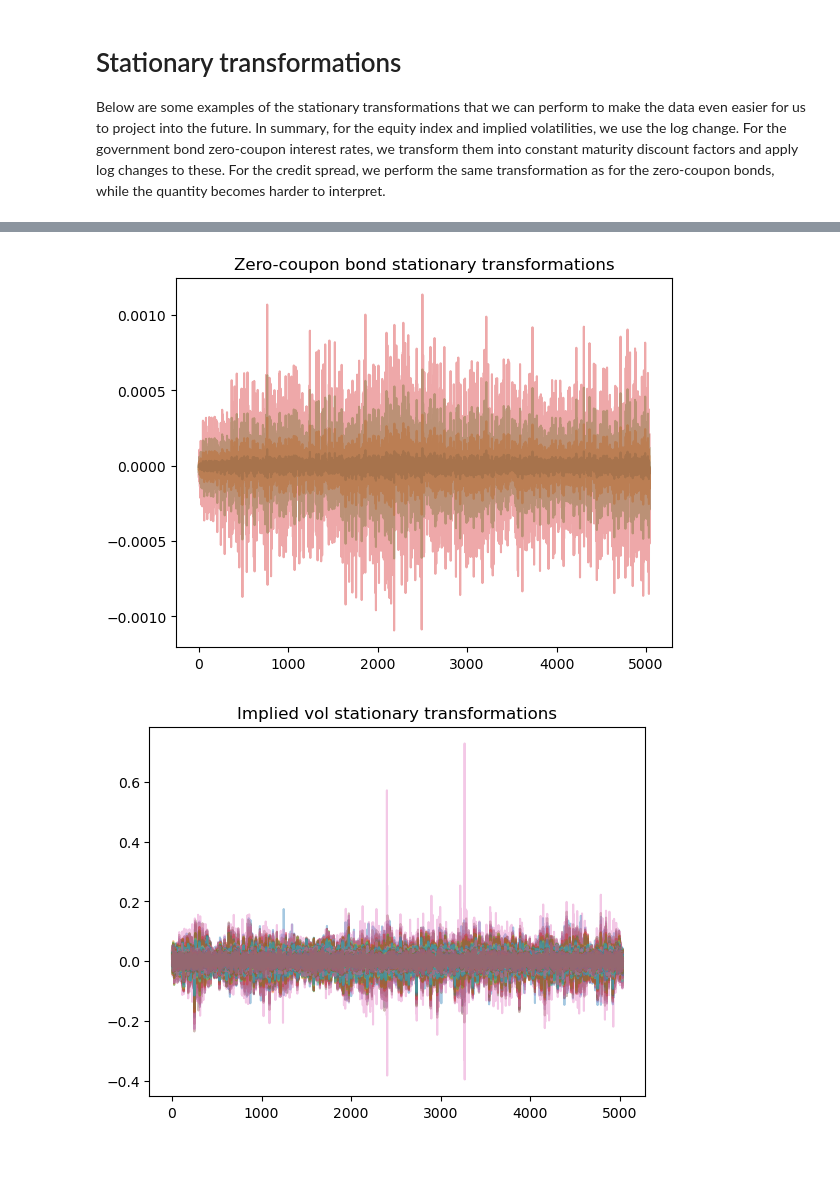
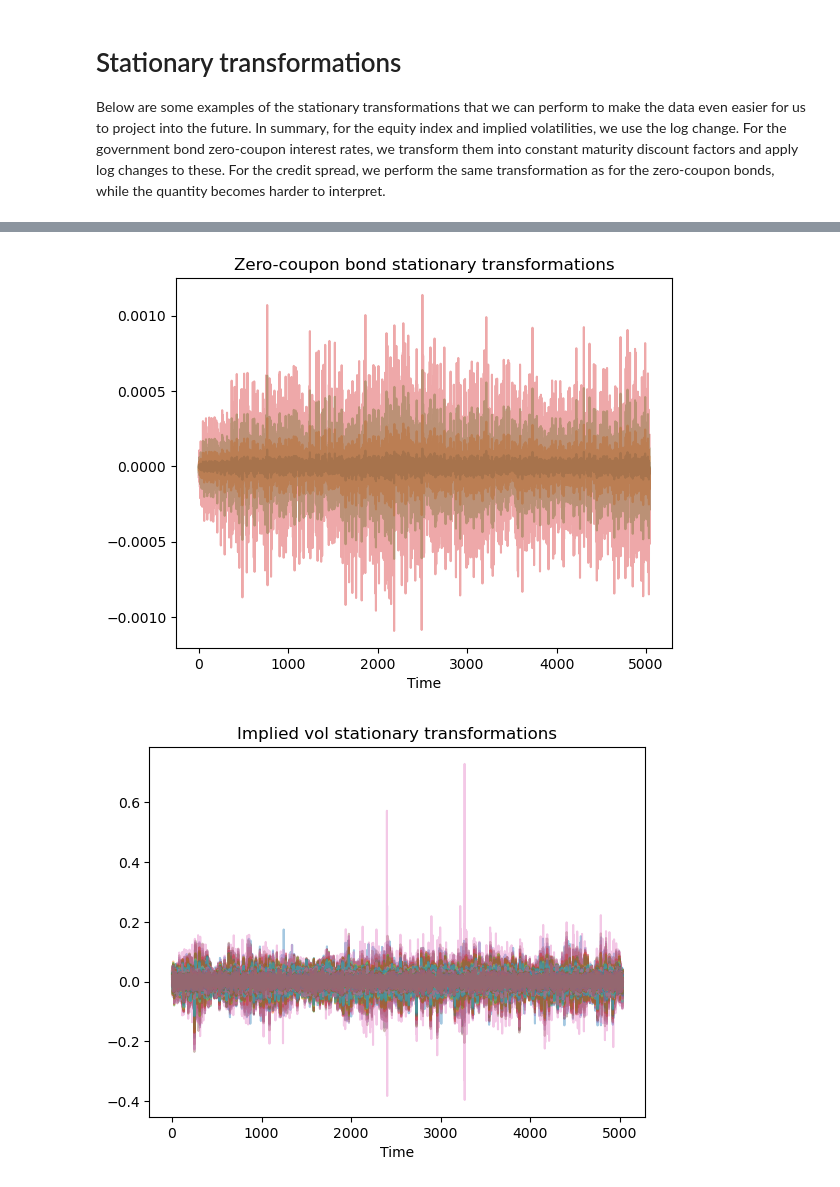
Before and after one commit to radusbriciu/pcrm-book, a Jupyter notebook: code/chapter3/chapter3_1.ipynb, the cells around one changed output, grey strips where cells are left out. Drawn from its saved outputs; the diff is of its cells as text; code cells hidden in the pictures; blank space fills up the shorter version.

```diff
--- a/code/chapter3/chapter3_1.ipynb
+++ b/code/chapter3/chapter3_1.ipynb
@@ -106,21 +104,23 @@ plt.show()
 # %%
 # Compute government bond stationary transformations
 zcb_maturities = np.hstack((np.array([1/12, 1/4, 1/2]), np.arange(1, 31)))
 zcb_df = np.exp(-time_series.iloc[:, 1:34] / 100 * zcb_maturities)
 zcb_log_chg = np.diff(np.log(zcb_df), axis=0)
 plt.plot(zcb_log_chg[:, [0, 1, 2, 3]], alpha=0.4)
 plt.title('Zero-coupon bond stationary transformations')
+plt.xlabel('Time')
 plt.show()
 # %% [output]
-[figure, old version]
+[figure, new version]
 # %%
 # Compute implied vol stationary transformations
 vol_log_chg = np.diff(np.log(time_series.iloc[:, 34:69]), axis=0)
 plt.plot(vol_log_chg, alpha=0.4)
 plt.title('Implied vol stationary transformations')
+plt.xlabel('Time')
 plt.show()
 # %% [output]
-[figure, old version]
+[figure, new version]
 # %%
 # Compute credit stationary transformations
 cr_maturities = np.arange(1, 11)
```
Also changed, not shown: parts of 9 cells of this notebook, 1 other file.
